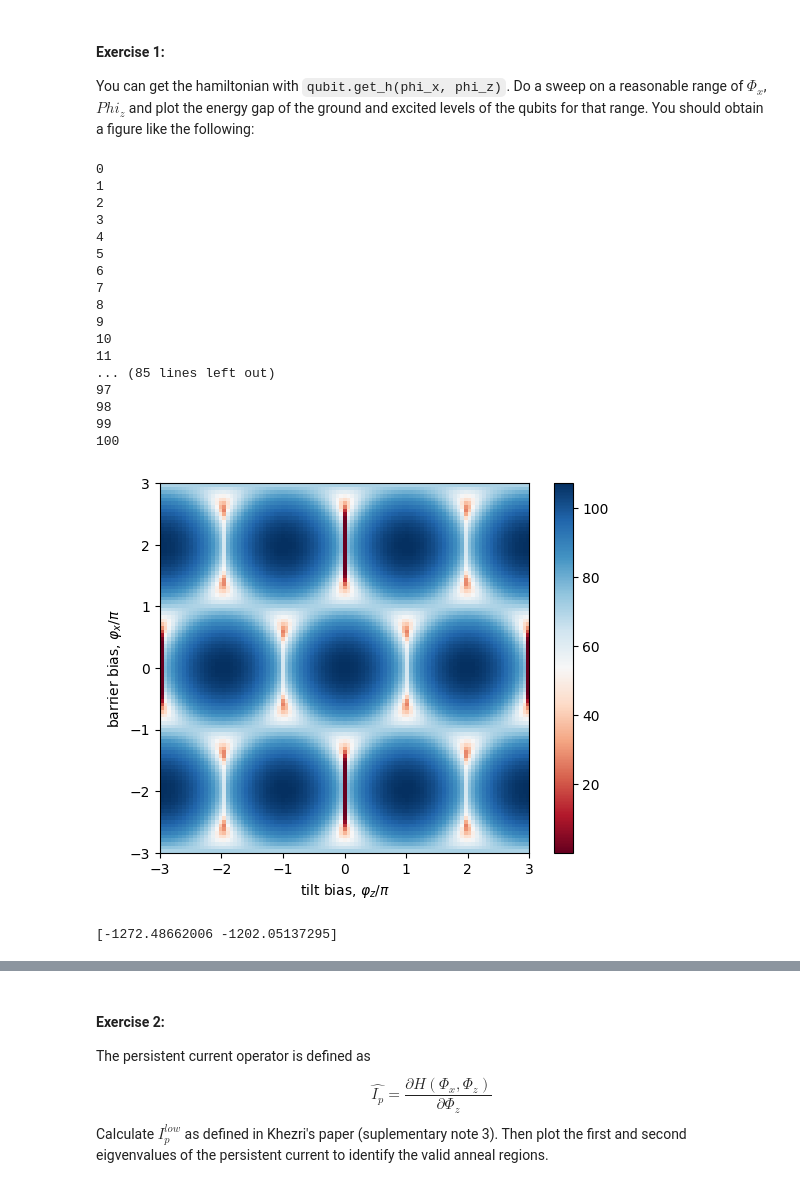
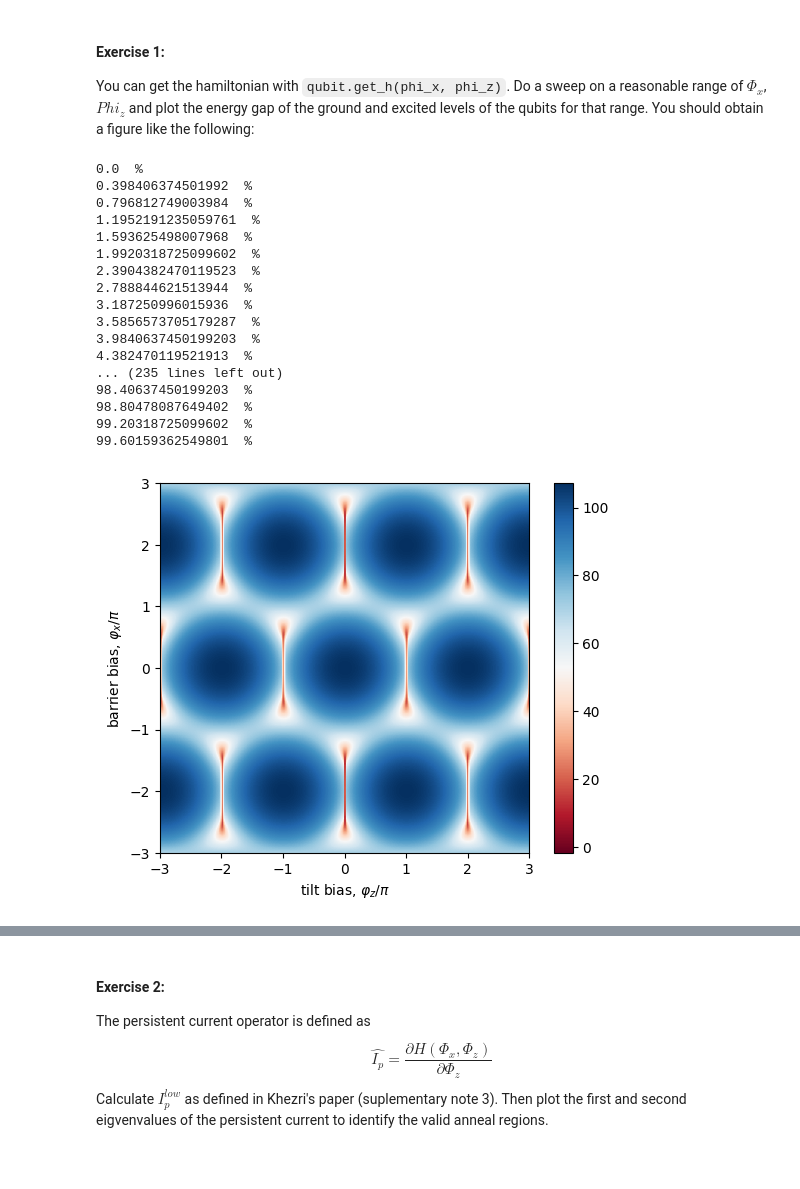
Before and after one commit to Omichego/haqtoberfest2024, a Jupyter notebook: challenges/analog_quantum_computing/notebooks/challenge.ipynb, the cells around one changed output, grey strips where cells are left out. Saved outputs shown, nothing was run; the diff lists cells and outputs as text; code cells hidden in the pictures.

```diff
--- a/challenges/analog_quantum_computing/notebooks/challenge.ipynb
+++ b/challenges/analog_quantum_computing/notebooks/challenge.ipynb
@@ -30,8 +47,8 @@ N = np.size( qubit.get_h(0., 0.) , 0)
 
 E0 = np.empty((Nx,Nz), dtype=np.float64)
 E1 = np.empty((Nx,Nz), dtype=np.float64)
-eigen0 = np.empty((N,), dtype=np.complex128)
-eigen1 = np.emptY((N,), dtype=np.complex128)
+eigen0 = np.empty((Nx,Nz,N,), dtype=np.complex128)
+eigen1 = np.empty((Nx,Nz,N,), dtype=np.complex128)
 
 delta = np.empty((Nx,Nz), dtype=np.float64)
 
@@ -41,52 +58,49 @@ for i in range(Nx):
         H = qubit.get_h(phix[i], phiz[j])
 
         # Calculate first two eigenvalues and eigenvectors
-        eigenvals, eigenvec = scipy.sparse.linalg.eigsh( H, k=2, which="SR")[0]
+        eigenvals, eigenvec = scipy.sparse.linalg.eigsh( H, k=2, which="SR")
+
+        # Eigenvec: v[:,i] represents ith eigenvector corresponding to eigenval[i]
+
         E0[i,j] = eigenvals[0]
         E1[i,j] = eigenvals[1]
-        eigen0[i,j] = eigenvec[0]
-        eigen1[i,j] = eigenvec[1]
+        eigen0[i,j] = eigenvec[:,0]
+        eigen1[i,j] = eigenvec[:,1]
 
         delta[i,j] = E1[i,j] - E0[i,j]
 
-    print(i) # progress bar
+    print(i/Nx*100, " %") # progress bar
 # %% [output]
-0
-1
-2
-3
-4
-5
-6
-7
-8
-9
-10
-11
-... (85 lines left out)
-97
-98
-99
-100
+0.0  %
+0.398406374501992  %
+0.796812749003984  %
+1.1952191235059761  %
+1.593625498007968  %
+1.9920318725099602  %
+2.3904382470119523  %
+2.788844621513944  %
+3.187250996015936  %
+3.5856573705179287  %
+3.9840637450199203  %
+4.382470119521913  %
+... (235 lines left out)
+98.40637450199203  %
+98.80478087649402  %
+99.20318725099602  %
+99.60159362549801  %
 # %%
 import matplotlib.pyplot as plt
 
-X, Y = np.meshgrid(phix/np.pi, phiy/np.pi)
+X, Y = np.meshgrid(phix/np.pi, phiz/np.pi)
 
 #plt.contourf(X, Y, delta, 10000, cmap='RdBu')
 plt.imshow(delta, cmap='RdBu', extent=[-3,3,-3,3])
 
 # row is phix, so in image this is vertical coordinate y
 # column is phiy, so in image this is horizontal coordinate x
 plt.xlabel(r'tilt bias, $\varphi_z/\pi$')
 plt.ylabel(r'barrier bias, $\varphi_x/\pi$')
 plt.colorbar()
 plt.show()
 # %% [output]
-[figure, old version]
+[figure, new version]
-# %%
-H = qubit.get_h(np.pi, 0)
-sortedEig = scipy.sparse.linalg.eigsh( H, k=2, which='SR')[0]
-print(sortedEig) #delta[i,j] = np.real(sortedEig[1]-sortedEig[0])
-# %% [output]
-[-1272.48662006 -1202.05137295]
```
Also changed, not shown: parts of 8 cells of this notebook.
